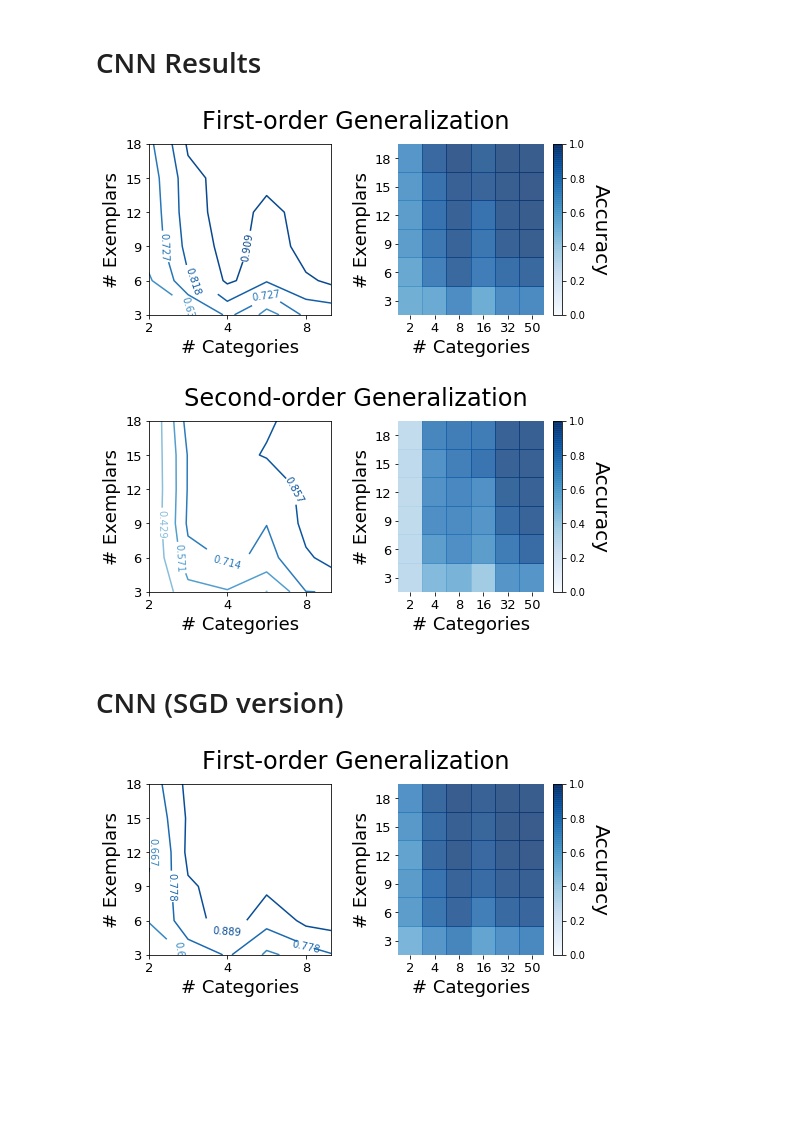
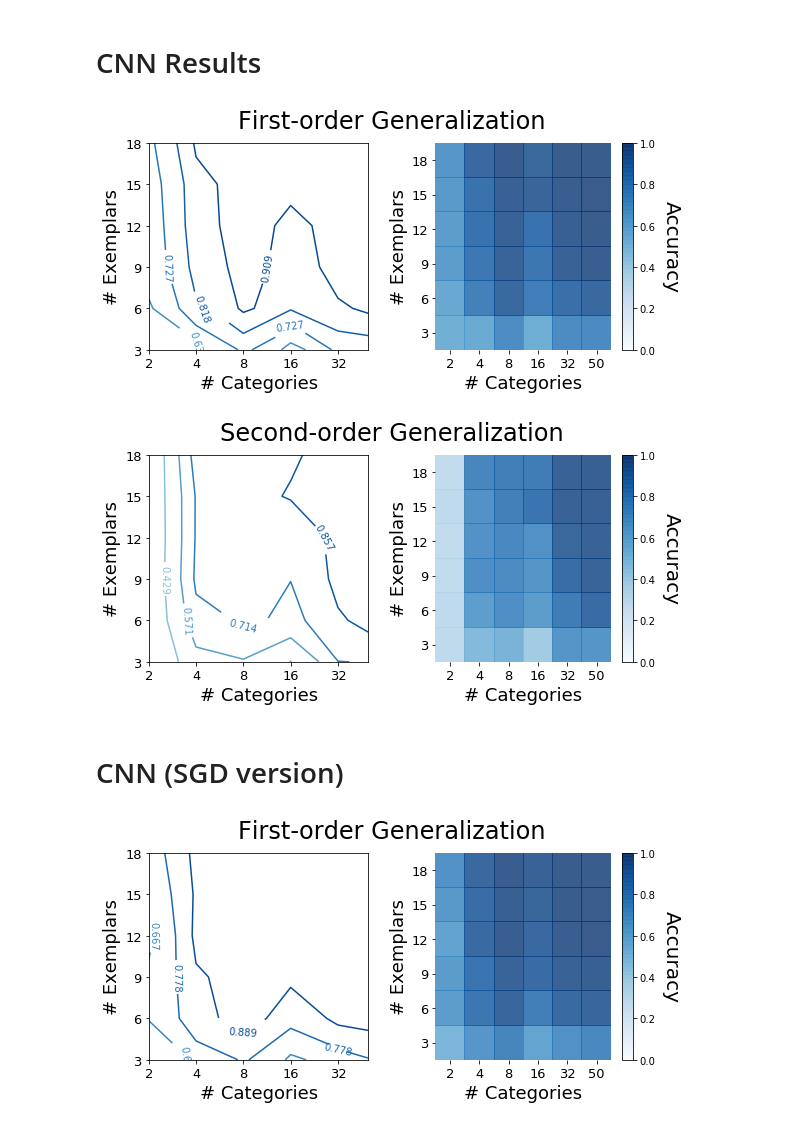
Before and after one commit to rfeinman/learning-to-learn, a Jupyter notebook: notebooks/heatmap1.ipynb, the cells around one changed output. Saved outputs shown, nothing was run; the diff lists cells and outputs as text; code cells hidden in the pictures; blank space fills up the shorter version.

```diff
--- a/notebooks/heatmap1.ipynb
+++ b/notebooks/heatmap1.ipynb
@@ -31,8 +37,3 @@ def make_colormap(seq):
-# %%
-c = mcolors.ColorConverter().to_rgb
-cmap = make_colormap(
-    [c('blue'), c('yellow'), 0.5, c('yellow'), c('red')]
-)
 # %%
 def plot_results(results, category_trials, exemplar_trials, title,
                  nb_lines, size, cmap=plt.cm.Blues, savefile=None):
@@ -46,7 +47,7 @@ def plot_results(results, category_trials, exemplar_trials, title,
     axes[0].set_ylabel('# Exemplars', fontsize=18)
     axes[0].set_xlabel('# Categories', fontsize=18)
     axes[0].set_xscale("log", basex=2)
-    axes[0].set_xticklabels([0,2,4,8,16,32], fontsize=15)
+    axes[0].set_xticklabels([0,2,4,8,16,32])
     axes[0].set_yticks(exemplar_trials)
     axes[0].set_yticklabels(exemplar_trials, fontsize=15)
     axes[0].tick_params(labelsize=13)
@@ -156,15 +157,14 @@ exemplar_trials = np.load(os.path.join(folder, 'exemplar_trials.npy'))
 # %%
 plot_results(
     results_o1_gen.mean(axis=2),
     category_trials,
     exemplar_trials,
     title='First-order Generalization',
     nb_lines=12,
-    size=(8,4),
-    #savefile='../paper_latex/figures/cnn_o1_acc.pdf'
+    size=(9,4.5),
 )
 # %% [output]
-[figure, old version]
+[figure, new version]
 # %%
 plot_results(
     results_o2_gen.mean(axis=2),
@@ -172,11 +172,10 @@ plot_results(
     exemplar_trials,
     title='Second-order Generalization',
     nb_lines=8,
-    size=(8,4),
-    #savefile='../paper_latex/figures/cnn_o2_acc.pdf'
+    size=(9,4.5),
 )
 # %% [output]
-[figure, old version]
+[figure, new version]
 # %% [markdown]
 # CNN (SGD version)
 # %%
@@ -193,11 +192,11 @@ plot_results(
     exemplar_trials,
     title='First-order Generalization',
     nb_lines=10,
-    size=(8,4),
-    savefile='../../cogsci-paper/figures/cnn_o1_acc.pdf'
+    size=(9,4.5),
+    savefile=os.path.join(paper_folder, 'figures/cnn_o1_acc.pdf')
 )
 # %% [output]
-[figure, old version]
+[figure, new version]
 # %%
 plot_results(
     results_o2_gen.mean(axis=2),
```
Also changed, not shown: parts of 9 cells of this notebook, 2 other files.
